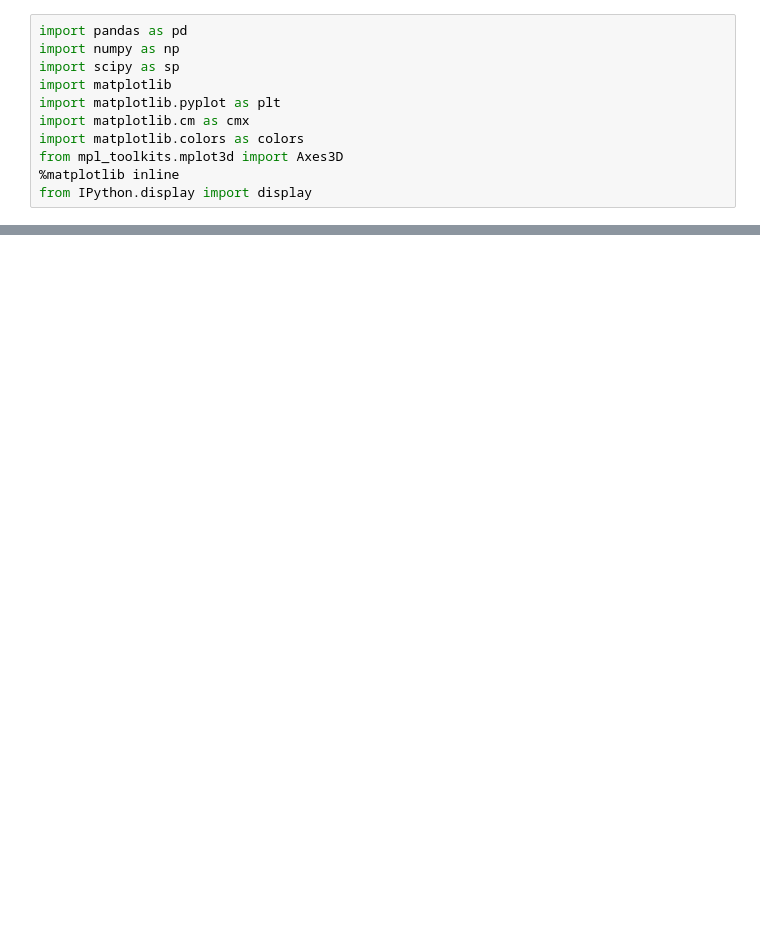
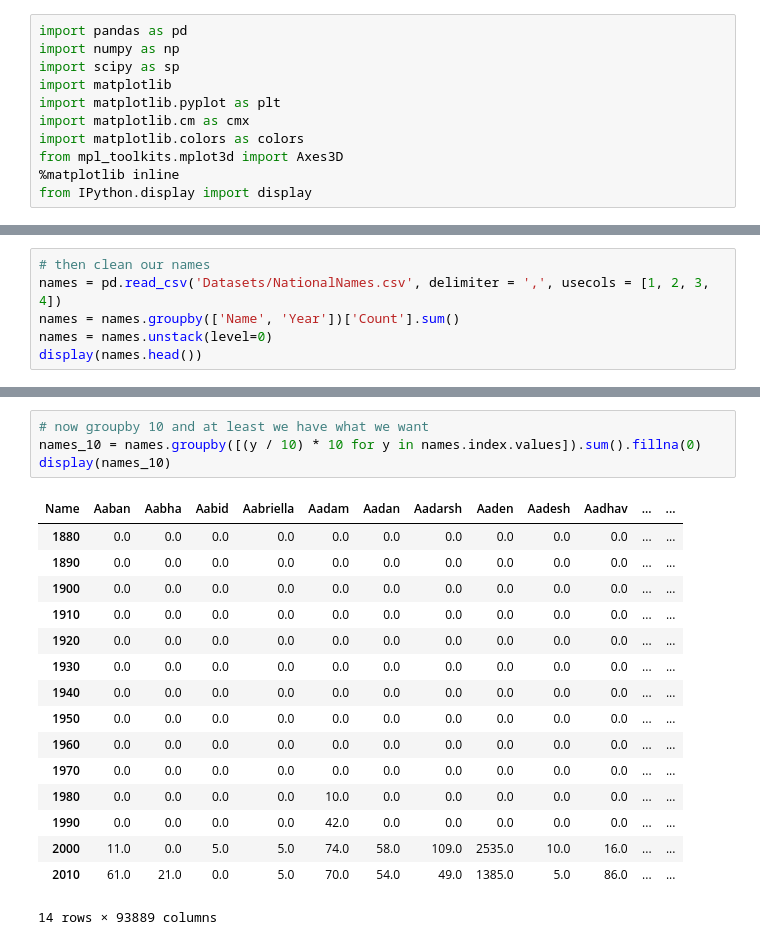
Before and after one commit to UlyssesInvictus/cs109-project, a Jupyter notebook: Milestone 4.ipynb, the cells around one changed output, grey strips where cells are left out. Saved outputs shown, nothing was run; the diff lists cells and outputs as text; blank space fills up the shorter version.

```diff
--- a/Milestone 4.ipynb
+++ b/Milestone 4.ipynb
@@ -36,0 +37,6 @@ display(df)
+# %%
+# then clean our names
+names = pd.read_csv('Datasets/NationalNames.csv', delimiter = ',', usecols = [1, 2, 3, 4])
+names = names.groupby(['Name', 'Year'])['Count'].sum()
+names = names.unstack(level=0)
+display(names.head())
@@ -36,0 +52,21 @@ display(df)
+# %%
+# now groupby 10 and at least we have what we want
+names_10 = names.groupby([(y / 10) * 10 for y in names.index.values]).sum().fillna(0)
+display(names_10)
+# %% [output]
+| Name | Aaban | Aabha | Aabid | Aabriella | Aadam | Aadan | Aadarsh | Aaden | Aadesh | Aadhav | ... | ... |
+| 1880 | 0.0 | 0.0 | 0.0 | 0.0 | 0.0 | 0.0 | 0.0 | 0.0 | 0.0 | 0.0 | ... | ... |
+| 1890 | 0.0 | 0.0 | 0.0 | 0.0 | 0.0 | 0.0 | 0.0 | 0.0 | 0.0 | 0.0 | ... | ... |
+| 1900 | 0.0 | 0.0 | 0.0 | 0.0 | 0.0 | 0.0 | 0.0 | 0.0 | 0.0 | 0.0 | ... | ... |
+| 1910 | 0.0 | 0.0 | 0.0 | 0.0 | 0.0 | 0.0 | 0.0 | 0.0 | 0.0 | 0.0 | ... | ... |
+| 1920 | 0.0 | 0.0 | 0.0 | 0.0 | 0.0 | 0.0 | 0.0 | 0.0 | 0.0 | 0.0 | ... | ... |
+| 1930 | 0.0 | 0.0 | 0.0 | 0.0 | 0.0 | 0.0 | 0.0 | 0.0 | 0.0 | 0.0 | ... | ... |
+| 1940 | 0.0 | 0.0 | 0.0 | 0.0 | 0.0 | 0.0 | 0.0 | 0.0 | 0.0 | 0.0 | ... | ... |
+| 1950 | 0.0 | 0.0 | 0.0 | 0.0 | 0.0 | 0.0 | 0.0 | 0.0 | 0.0 | 0.0 | ... | ... |
+| 1960 | 0.0 | 0.0 | 0.0 | 0.0 | 0.0 | 0.0 | 0.0 | 0.0 | 0.0 | 0.0 | ... | ... |
+| 1970 | 0.0 | 0.0 | 0.0 | 0.0 | 0.0 | 0.0 | 0.0 | 0.0 | 0.0 | 0.0 | ... | ... |
+| 1980 | 0.0 | 0.0 | 0.0 | 0.0 | 10.0 | 0.0 | 0.0 | 0.0 | 0.0 | 0.0 | ... | ... |
+| 1990 | 0.0 | 0.0 | 0.0 | 0.0 | 42.0 | 0.0 | 0.0 | 0.0 | 0.0 | 0.0 | ... | ... |
+| 2000 | 11.0 | 0.0 | 5.0 | 5.0 | 74.0 | 58.0 | 109.0 | 2535.0 | 10.0 | 16.0 | ... | ... |
+| 2010 | 61.0 | 21.0 | 0.0 | 5.0 | 70.0 | 54.0 | 49.0 | 1385.0 | 5.0 | 86.0 | ... | ... |
+14 rows × 93889 columns
```
Also changed, not shown: parts of 4 cells of this notebook.
